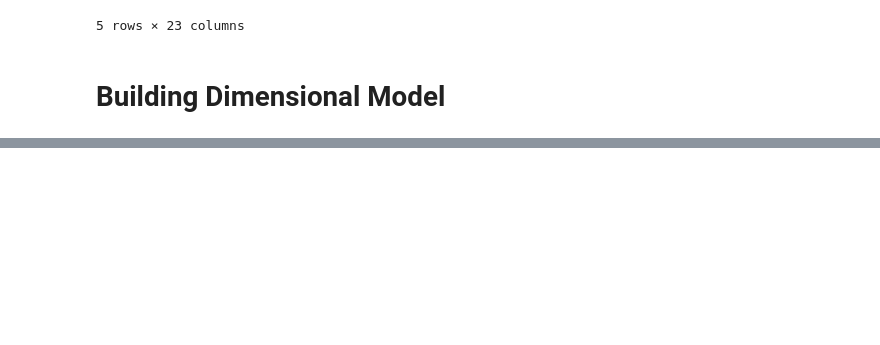
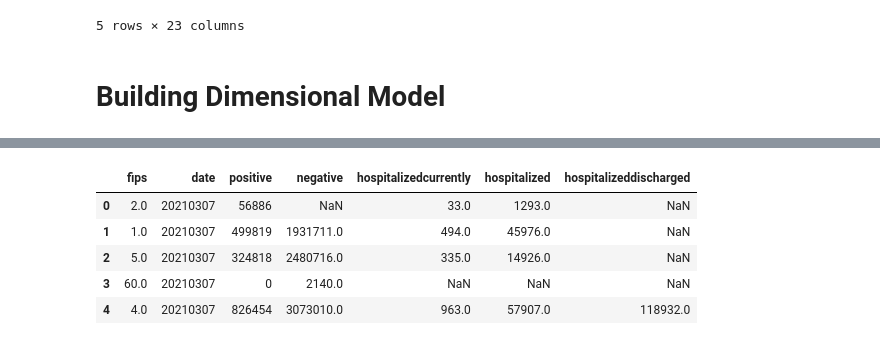
Before and after one commit to pavananvesh/AWS_covid19, a Jupyter notebook: Covid_19.ipynb, the cells around one changed output, grey strips where cells are left out. Saved outputs shown, nothing was run; the diff lists cells and outputs as text; code cells hidden in the pictures; blank space fills up the shorter version.

```diff
--- a/Covid_19.ipynb
+++ b/Covid_19.ipynb
@@ -256,0 +270,9 @@ rearc_usa_hospital_beds.head()
+# %%
+factCovid_2.head()
+# %% [output]
+|  | fips | date | positive | negative | hospitalizedcurrently | hospitalized | hospitalizeddischarged |
+| 0 | 2.0 | 20210307 | 56886 | NaN | 33.0 | 1293.0 | NaN |
+| 1 | 1.0 | 20210307 | 499819 | 1931711.0 | 494.0 | 45976.0 | NaN |
+| 2 | 5.0 | 20210307 | 324818 | 2480716.0 | 335.0 | 14926.0 | NaN |
+| 3 | 60.0 | 20210307 | 0 | 2140.0 | NaN | NaN | NaN |
+| 4 | 4.0 | 20210307 | 826454 | 3073010.0 | 963.0 | 57907.0 | 118932.0 |
```
Also changed, not shown: parts of 27 cells of this notebook.
